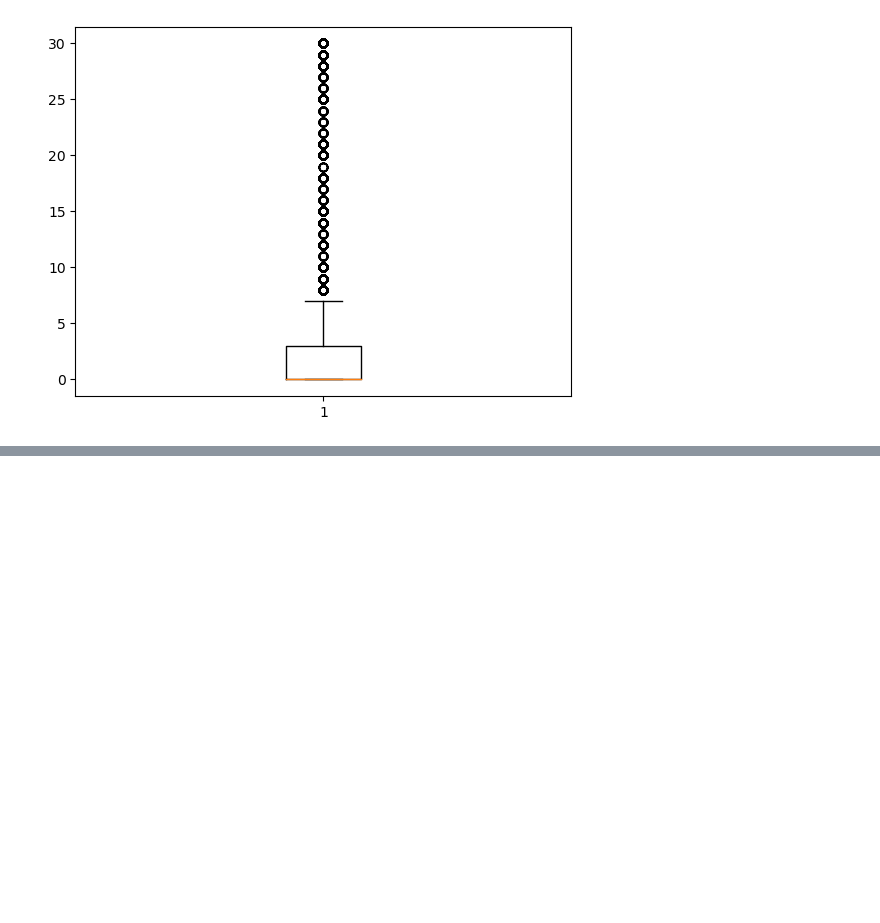
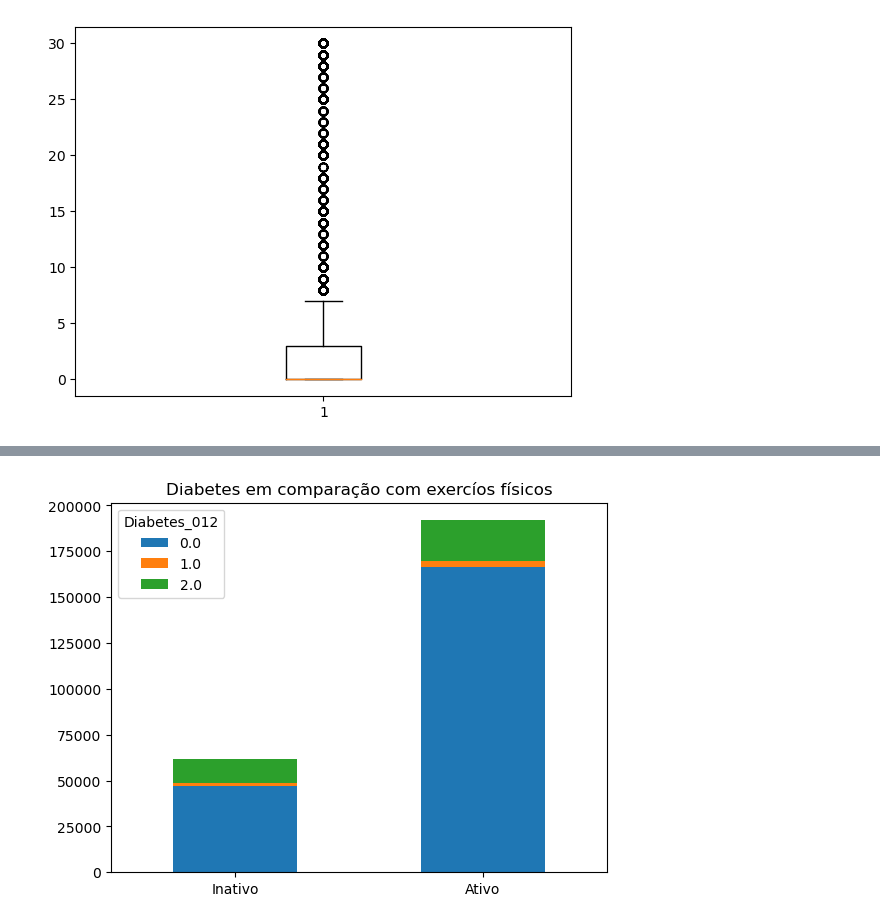
Before and after one commit to v1torsantana/DataScience-Sprint-1.2, a Jupyter notebook: script.ipynb, the cells around one changed output, grey strips where cells are left out. Saved outputs shown, nothing was run; the diff lists cells and outputs as text; code cells hidden in the pictures; blank space fills up the shorter version.

```diff
--- a/script.ipynb
+++ b/script.ipynb
@@ -153,0 +114,10 @@ KeyboardInterrupt:
+# %%
+cont = pd.crosstab(df['PhysActivity'], df['Diabetes_012'])
+
+cont.plot(kind='bar', stacked=True)
+plt.title('Diabetes em comparação com exercíos físicos')
+plt.xticks([0.0, 1.0],['Inativo', 'Ativo'], rotation='horizontal')
+plt.xlabel(None)
+plt.show()
+# %% [output]
+[figure, added]
```
Also changed, not shown: parts of 6 cells of this notebook.
